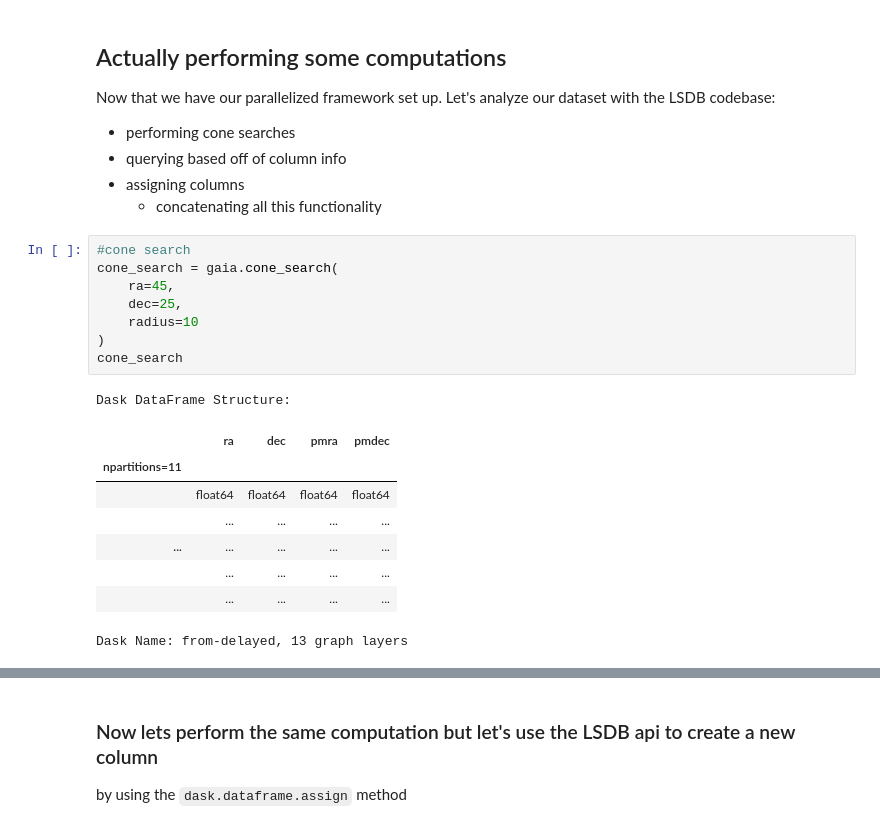
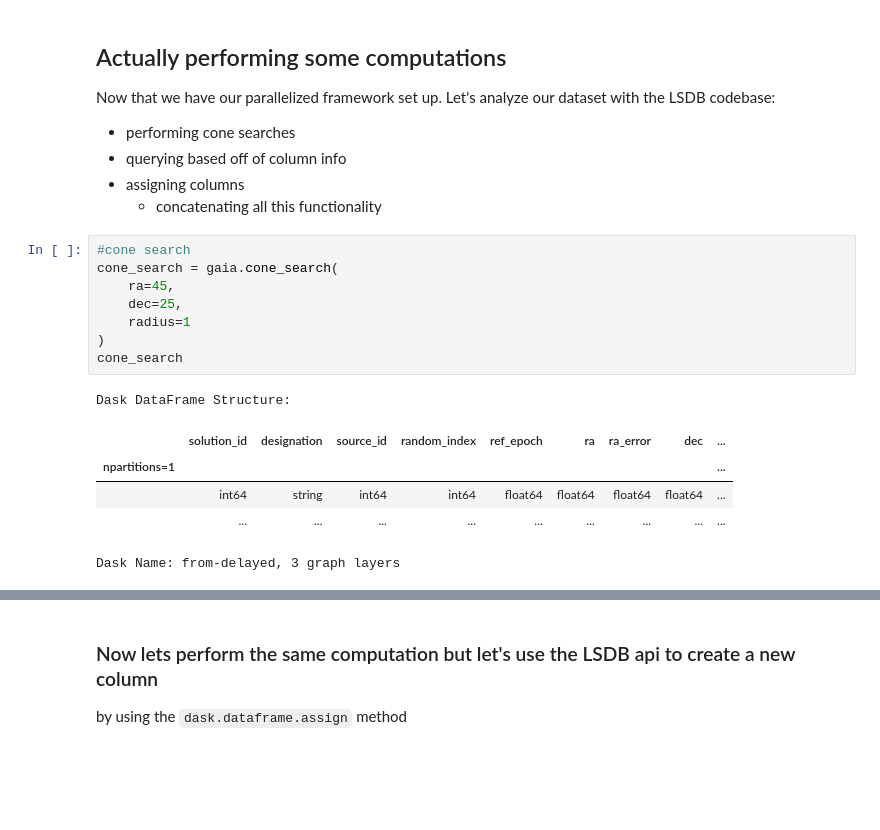
Before and after one commit to swyatt7/ADASS_LSDB_tutorial, a Jupyter notebook: nb/section2.ipynb, the cells around one changed output, grey strips where cells are left out. Saved outputs shown, nothing was run; the diff lists cells and outputs as text; blank space fills up the shorter version.

```diff
--- a/nb/section2.ipynb
+++ b/nb/section2.ipynb
@@ -104,21 +94,18 @@ Now that we have our parallelized framework set up. Let's analyze our dataset wi
 # %%
 #cone search
 cone_search = gaia.cone_search(
     ra=45,
     dec=25,
-    radius=10
+    radius=1
 )
 cone_search
 # %% [output]
 Dask DataFrame Structure:
-|  | ra | dec | pmra | pmdec |
-| npartitions=11 |  |  |  |  |
-|  | float64 | float64 | float64 | float64 |
-|  | ... | ... | ... | ... |
-| ... | ... | ... | ... | ... |
-|  | ... | ... | ... | ... |
-|  | ... | ... | ... | ... |
+|  | solution_id | designation | source_id | random_index | ref_epoch | ra | ra_error | dec | ... |
+| npartitions=1 |  |  |  |  |  |  |  |  | ... |
+|  | int64 | string | int64 | int64 | float64 | float64 | float64 | float64 | ... |
+|  | ... | ... | ... | ... | ... | ... | ... | ... | ... |
-Dask Name: from-delayed, 13 graph layers
+Dask Name: from-delayed, 3 graph layers
 # %%
 cone_search.compute()
 # %% [output]
```
Also changed, not shown: parts of 15 cells of this notebook, 2 other files.
